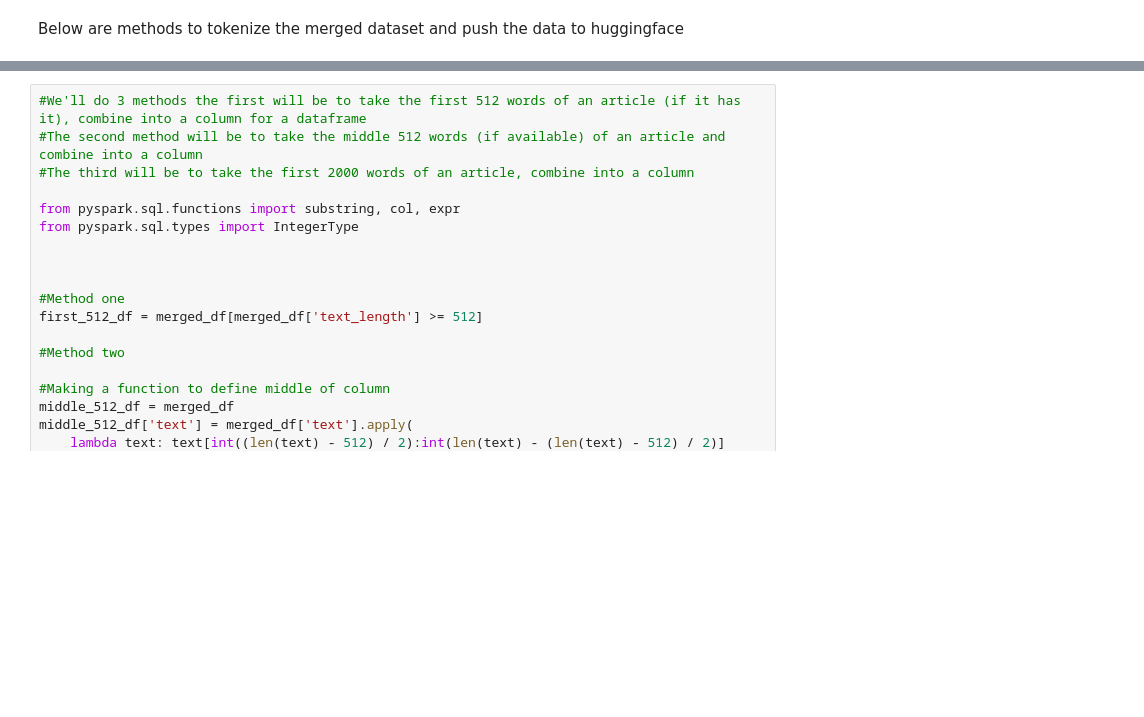
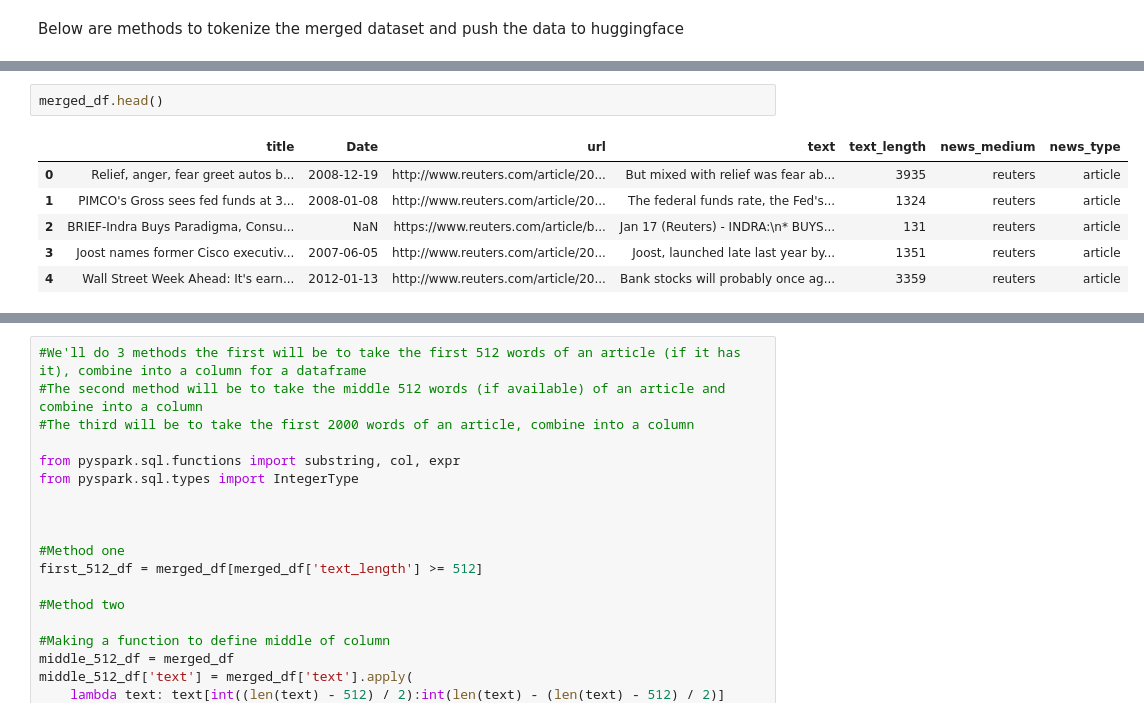
Before and after one commit to zunzun08/triple-screening, a Jupyter notebook: news_data.ipynb, the cells around one changed output, grey strips where cells are left out. Cells and saved outputs as stored; diff of their text form; blank space fills up the shorter version.

```diff
--- a/news_data.ipynb
+++ b/news_data.ipynb
@@ -299,0 +299,9 @@ Below are methods to tokenize the merged dataset and push the data to huggingfac
+# %%
+merged_df.head()
+# %% [output]
+|  | title | Date | url | text | text_length | news_medium | news_type |
+| 0 | Relief, anger, fear greet autos b... | 2008-12-19 | http://www.reuters.com/article/20... | But mixed with relief was fear ab... | 3935 | reuters | article |
+| 1 | PIMCO's Gross sees fed funds at 3... | 2008-01-08 | http://www.reuters.com/article/20... | The federal funds rate, the Fed's... | 1324 | reuters | article |
+| 2 | BRIEF-Indra Buys Paradigma, Consu... | NaN | https://www.reuters.com/article/b... | Jan 17 (Reuters) - INDRA:\n* BUYS... | 131 | reuters | article |
+| 3 | Joost names former Cisco executiv... | 2007-06-05 | http://www.reuters.com/article/20... | Joost, launched late last year by... | 1351 | reuters | article |
+| 4 | Wall Street Week Ahead: It's earn... | 2012-01-13 | http://www.reuters.com/article/20... | Bank stocks will probably once ag... | 3359 | reuters | article |
```
Also changed, not shown: parts of 15 cells of this notebook, 1 other file.
